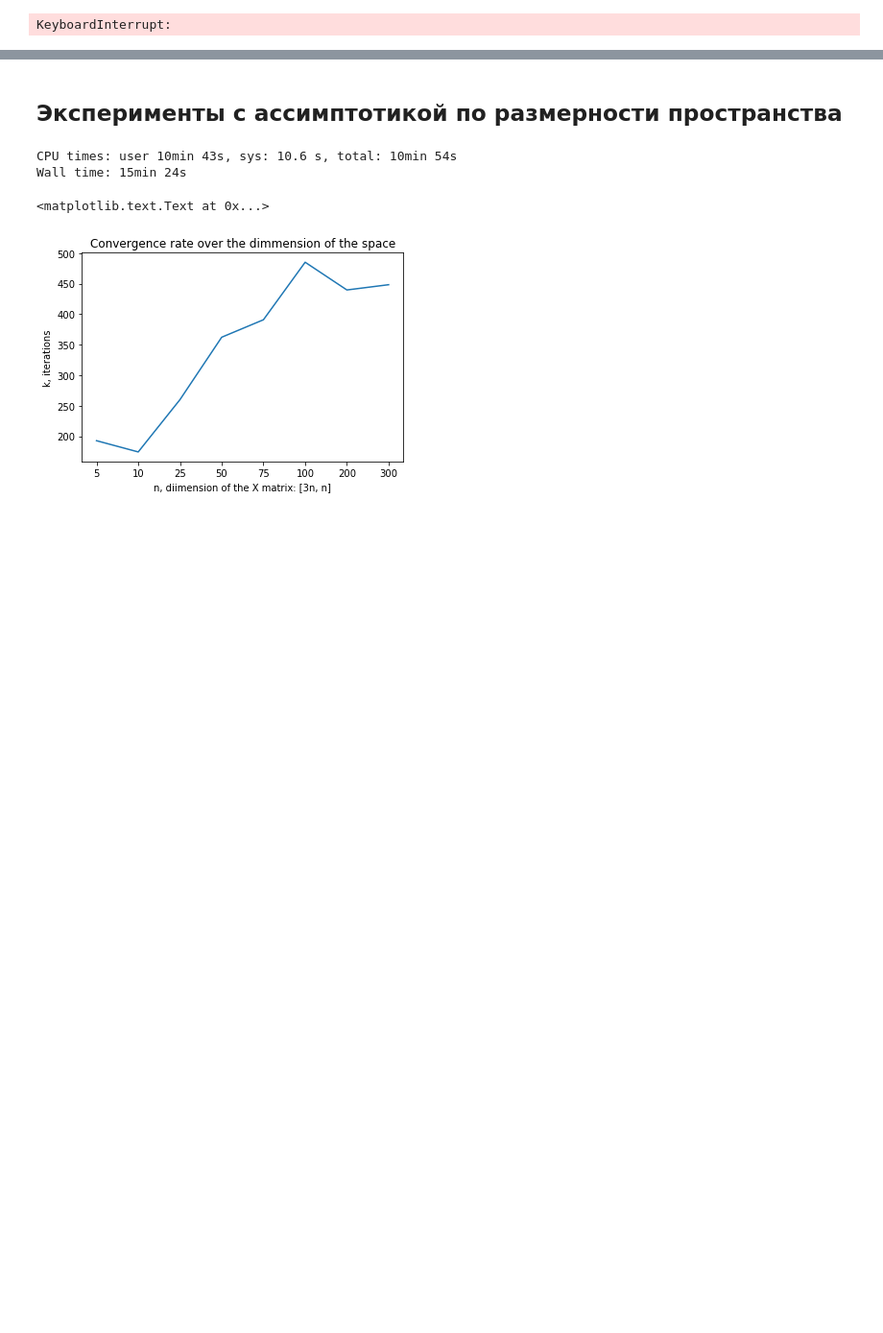
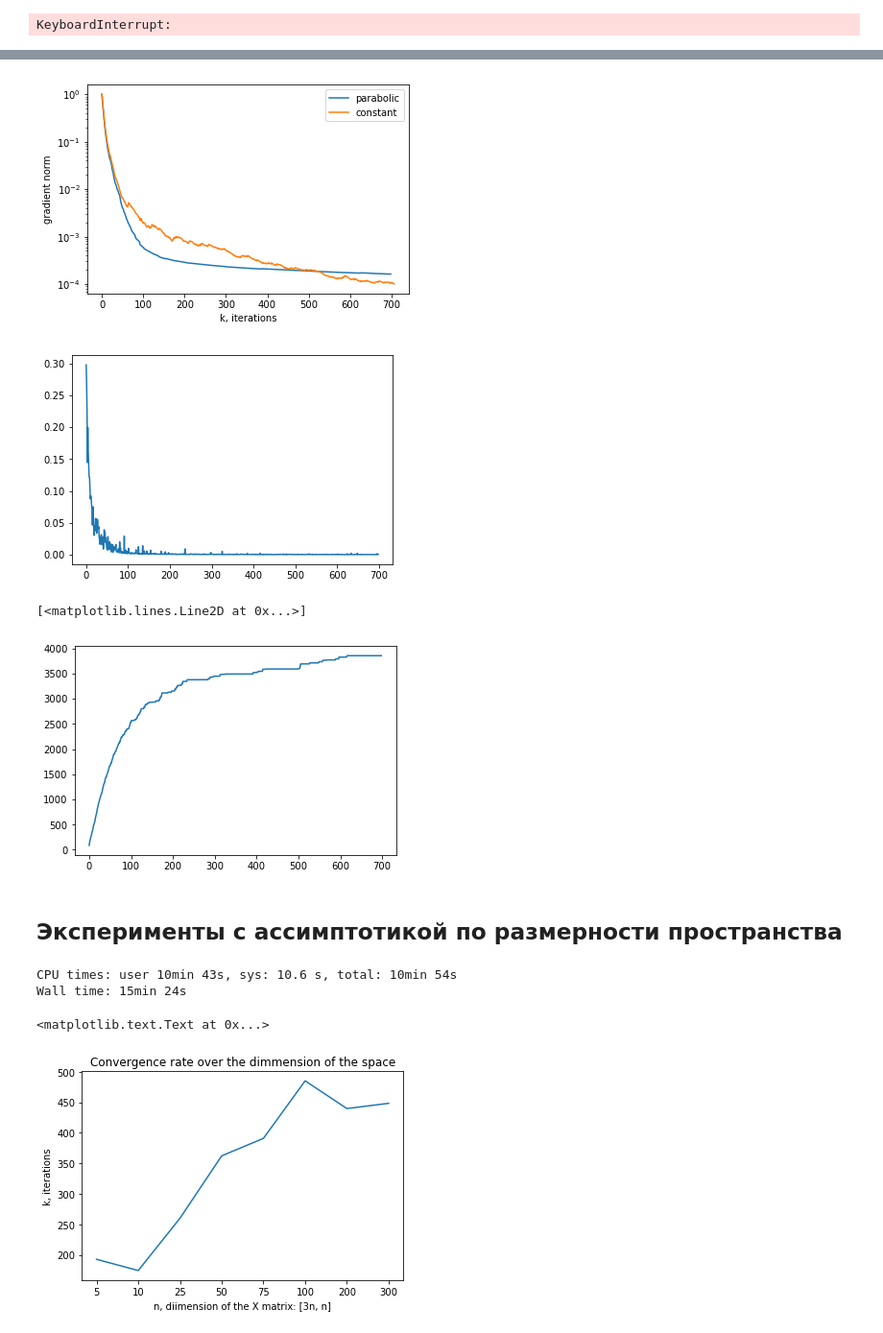
Before and after one commit to aksholokhov/skoltech-sparse-ccd-2017, a Jupyter notebook: Conditional Coordinate Descent.ipynb, the cells around one changed output, grey strips where cells are left out. Shown: that part at 96% size. Saved outputs shown, nothing was run; the diff lists cells and outputs as text; code cells hidden in the pictures; blank space fills up the shorter version.

```diff
--- a/Conditional Coordinate Descent.ipynb
+++ b/Conditional Coordinate Descent.ipynb
@@ -83,7 +83,7 @@ noise = sparse.csr_np.random.rand(int(1e5))
 n = int(1e5)
 m = n
 mu = 1/n
-X = sparse.rand(m, n, density=50/n).tocsr()
+X = sparse.rand(m, n, density=5/n).tocsr()
 x_true = sparse.rand(1, n, density=0.001).tocsr()
 e_lower_lim = X.max()
 #X = arora_sparsification(array(X), 15*e_lower_lim)
@@ -119,6 +119,6 @@ error
 KeyboardInterrupt:
 # %%
 %%time
-x, message, history = CCD_sparse(X, y, mu, start_point, e = 1e-3, mode="heap", step="parabolic",
-                                 k_max = 1e4,  history_elements=("g_norm","time","d_sparsity", "gamma" ))
+x, message, history = CCD_sparse(X, y, mu, start_point, e = 1e-4, mode="heap", step="parabolic",
+                                 k_max = 700,  history_elements=("g_norm","time","d_sparsity", "gamma" ))
 print(message)
@@ -125,5 +129,5 @@ print(message)
 # %%
 %%time
-x_fix, message, history_fix = CCD_sparse(X, y, mu, start_point, e = 1e-3, mode="heap", step="constant",
+x_fix, message, history_fix = CCD_sparse(X, y, mu, start_point, e = 1e-4, mode="heap", step="constant",
                                  k_max = 1e4,  history_elements=("g_norm","time","d_sparsity", "gamma"))
 print(message)
@@ -130,9 +138,18 @@ print(message)
 # %%
 semilogy(range(len(history["time"])), history["g_norm"], label = "parabolic")
 semilogy(range(len(history_fix["time"])), history_fix["g_norm"], label = "constant")
 legend()
+xlabel("k, iterations")
+ylabel("gradient norm")
 show()
 plot(range(len(history["time"])), history["gamma"])
+show()
+plot(range(len(history["time"])), history["d_sparsity"])
+# %% [output]
+[figure, added]
+[figure, added]
+[<matplotlib.lines.Line2D at 0x...>]
+[figure, added]
 # %% [markdown]
 ## Эксперименты с ассимптотикой по размерности пространства
 # %%
```
Also changed, not shown: parts of 3 cells of this notebook, 1 other file.
